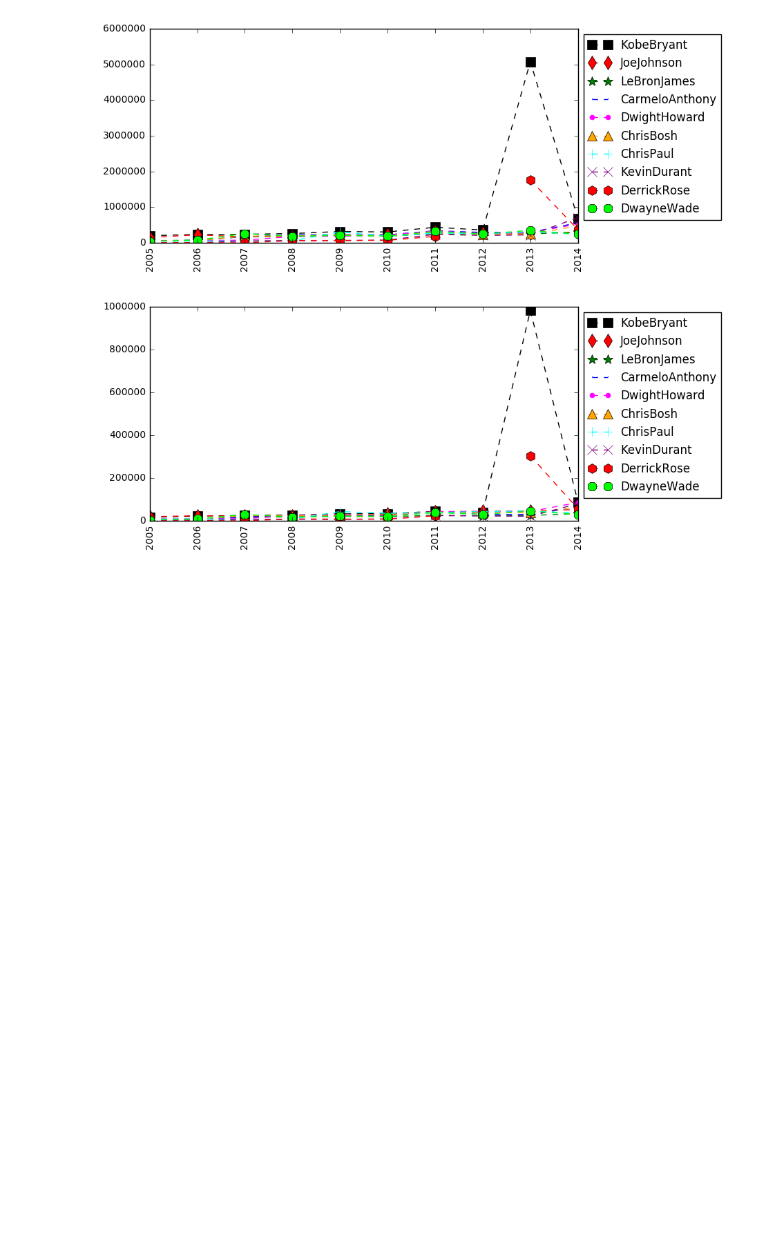
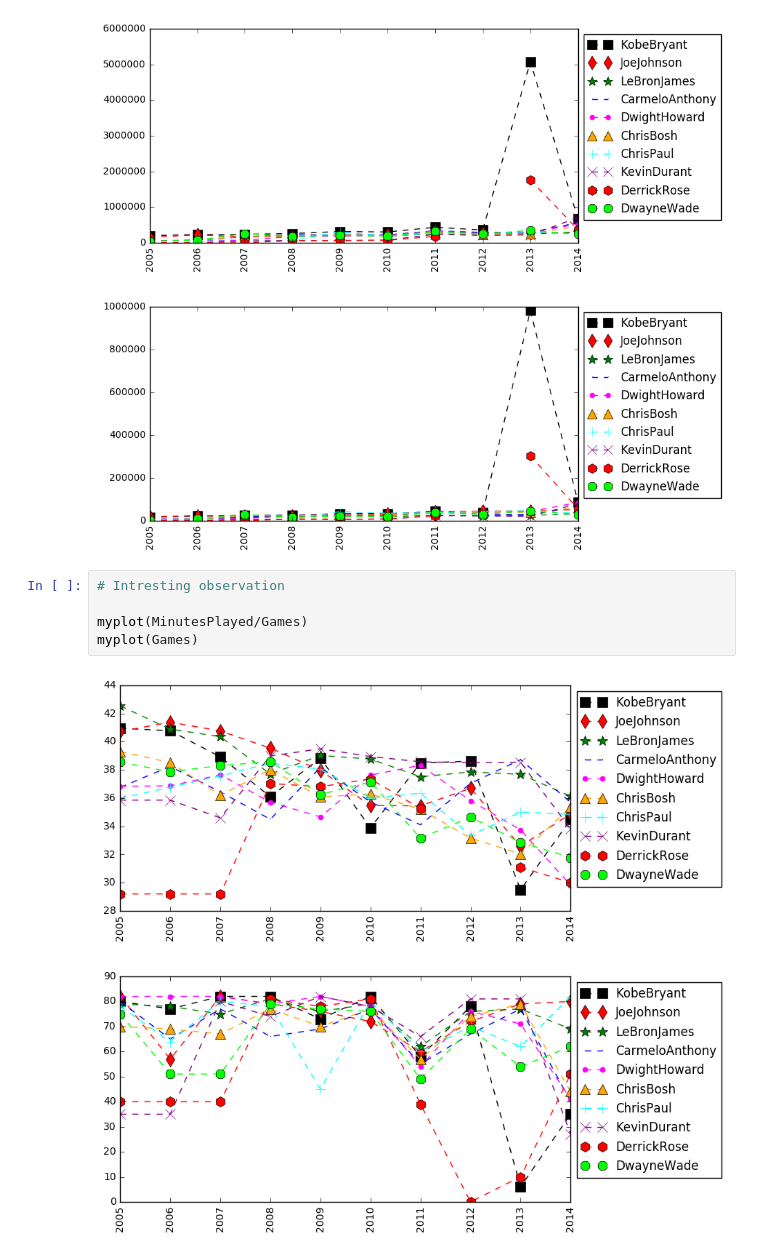
Before and after one commit to epireve/nb-projects, a Jupyter notebook: NBA Analysis.ipynb, the cells around one changed output. Drawn from its saved outputs; the diff is of its cells as text; blank space fills up the shorter version.

```diff
--- a/NBA Analysis.ipynb
+++ b/NBA Analysis.ipynb
@@ -544,3 +544,11 @@ myplot(Salary / FieldGoals)
 [figure]
 [figure]
 [figure]
+# %%
+# Intresting observation
+
+myplot(MinutesPlayed/Games)
+myplot(Games)
+# %% [output]
+[figure, added]
+[figure, added]
```
Also changed, not shown: parts of 2 cells of this notebook.
